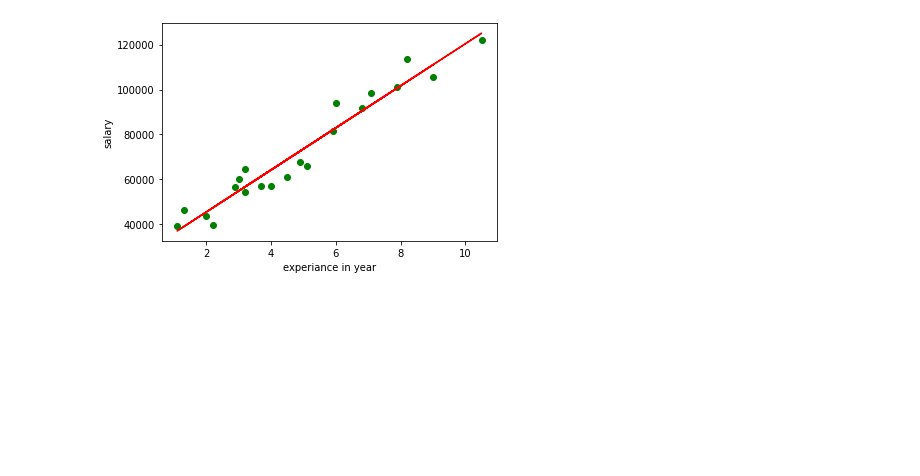
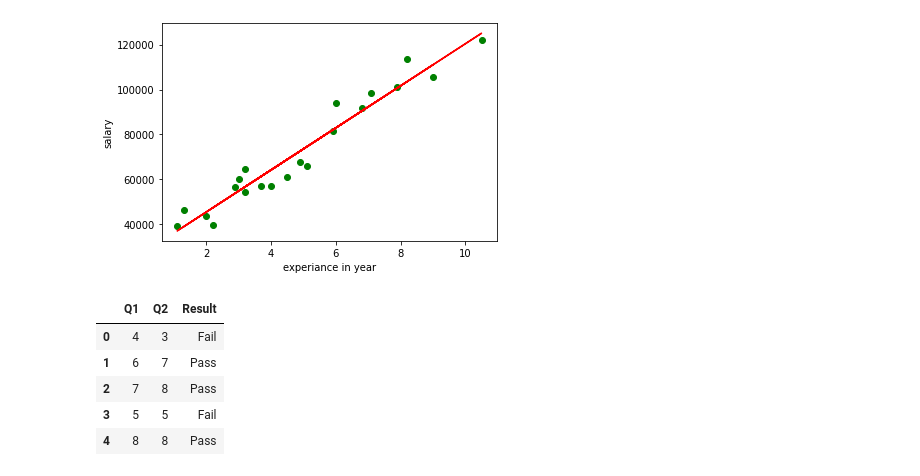
Before and after one commit to vishalamc/cap776, a Jupyter notebook: Machine Learning Algorithms.ipynb, the cells around one changed output. Saved outputs shown, nothing was run; the diff lists cells and outputs as text; code cells hidden in the pictures; blank space fills up the shorter version.

```diff
--- a/Machine Learning Algorithms.ipynb
+++ b/Machine Learning Algorithms.ipynb
@@ -155,3 +155,15 @@ plt.ylabel('salary')
 plt.show()
 # %% [output]
 [figure]
+# %%
+#example for KNN model
+import pandas as pd
+df=pd.read_csv('Knndata.csv')
+df
+# %% [output]
+|  | Q1 | Q2 | Result |
+| 0 | 4 | 3 | Fail |
+| 1 | 6 | 7 | Pass |
+| 2 | 7 | 8 | Pass |
+| 3 | 5 | 5 | Fail |
+| 4 | 8 | 8 | Pass |
```
Also changed, not shown: parts of 10 cells of this notebook, 4 other files.
